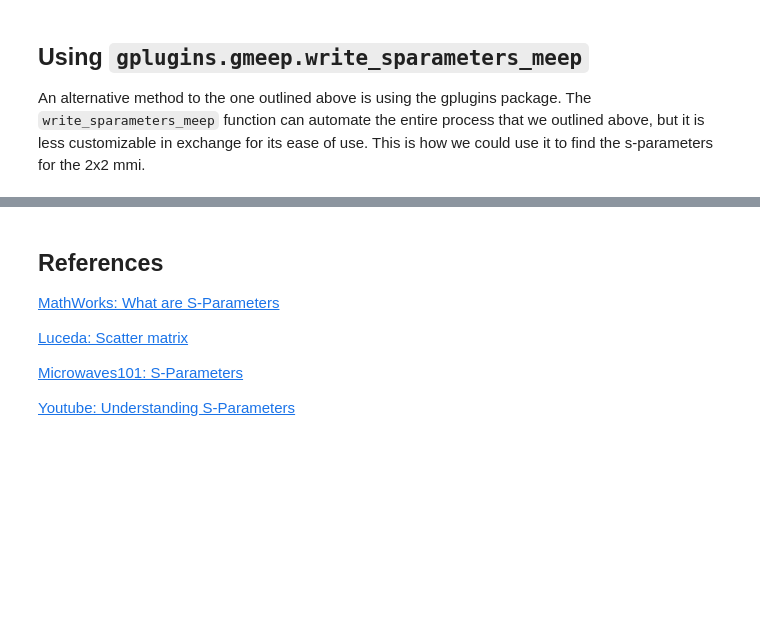
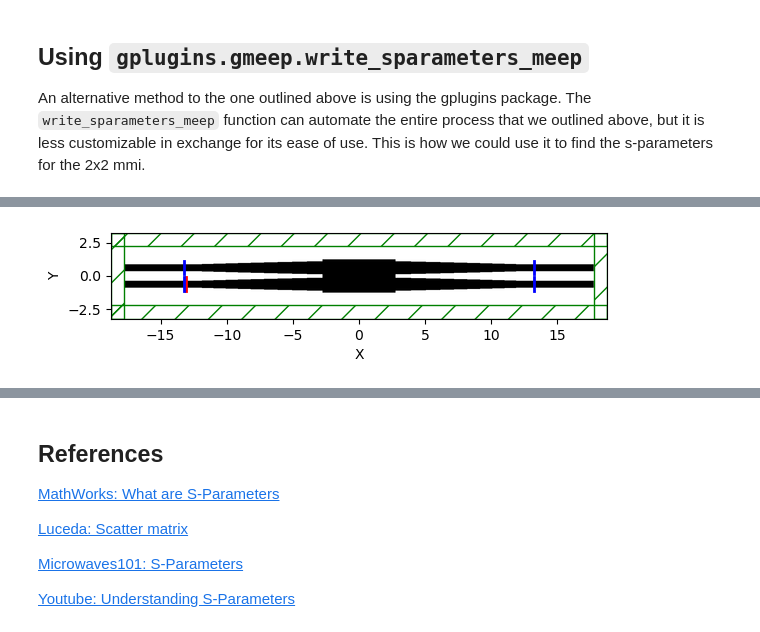
Before and after one commit to BYUCamachoLab/Photonics-Bootcamp, a Jupyter notebook: book/pages/scattering_parameters.ipynb, the cells around one changed output, grey strips where cells are left out. Saved outputs shown, nothing was run; the diff lists cells and outputs as text; code cells hidden in the pictures; blank space fills up the shorter version.

```diff
--- a/book/pages/scattering_parameters.ipynb
+++ b/book/pages/scattering_parameters.ipynb
@@ -424,11 +422,20 @@ gds_file = pwd.parent / "files/mmi2x2.gds"
 mmi_comp = import_gds(gds_file)
 
 res = 40
+df = 0.05*fcen
 
 sim_is_3D = False
 port_xpos = 17.75
 port_ypos = (0.75 + 0.5) / 2
 port_ysize = 1
+
+# Enabling this symmetry works for specifically a device with mirror symmetries about the x and y axes and will make the simulation faster
+port_symmetries_crossing = {
+            "o1@0,o1@0": ["o2@0,o2@0", "o3@0,o3@0", "o4@0,o4@0"],
+            "o2@0,o1@0": ["o1@0,o2@0", "o3@0,o4@0", "o4@0,o3@0"],
+            "o3@0,o1@0": ["o1@0,o3@0", "o2@0,o4@0", "o4@0,o2@0"],
+            "o4@0,o1@0": ["o1@0,o4@0", "o2@0,o3@0", "o3@0,o2@0"],
+        }
 
 mmi_comp.add_port(name="o1", center=[-port_xpos, -port_ypos], width=port_ysize, orientation=0, cross_section=gf.cross_section.cross_section(width=port_ysize, layer='WG'))
 mmi_comp.add_port(name="o2", center=[-port_xpos, port_ypos], width=port_ysize, orientation=0, cross_section=gf.cross_section.cross_section(width=port_ysize, layer='WG'))
@@ -439,10 +446,11 @@ sparams = write_sparameters_meep(
         component=mmi_comp,
         resolution=res,
         extend_ports_length=0,
+        port_symmetries=port_symmetries_crossing,
         port_margin=0,
-        port_source_offset=4.5,
+        port_source_offset=4.7,
         port_monitor_offset=4.5,
-        run=True,
+        run=False,
         xmargin=0,
         ymargin=1,
         zmargin=2 if sim_is_3D else 0,
@@ -451,5 +459,7 @@ sparams = write_sparameters_meep(
         clad_material="SiO2",
         wavelength_start=1.5,
         wavelength_stop=1.6,
-        wavelength_points=100
+        wavelength_points=1,
+        dfcen=0.05,
 )
+# %% [output]
@@ -455,0 +467 @@ sparams = write_sparameters_meep(
+[figure, added]
```
Also changed, not shown: parts of 8 cells of this notebook.
